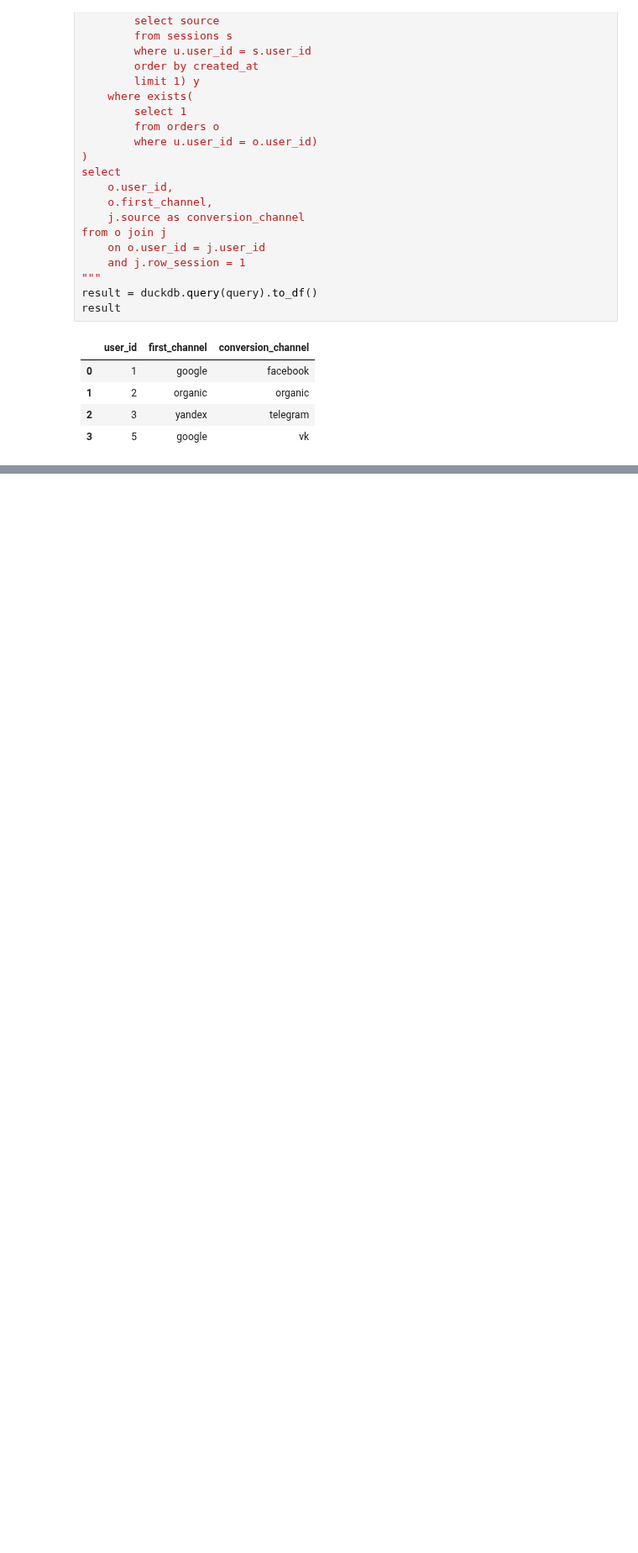
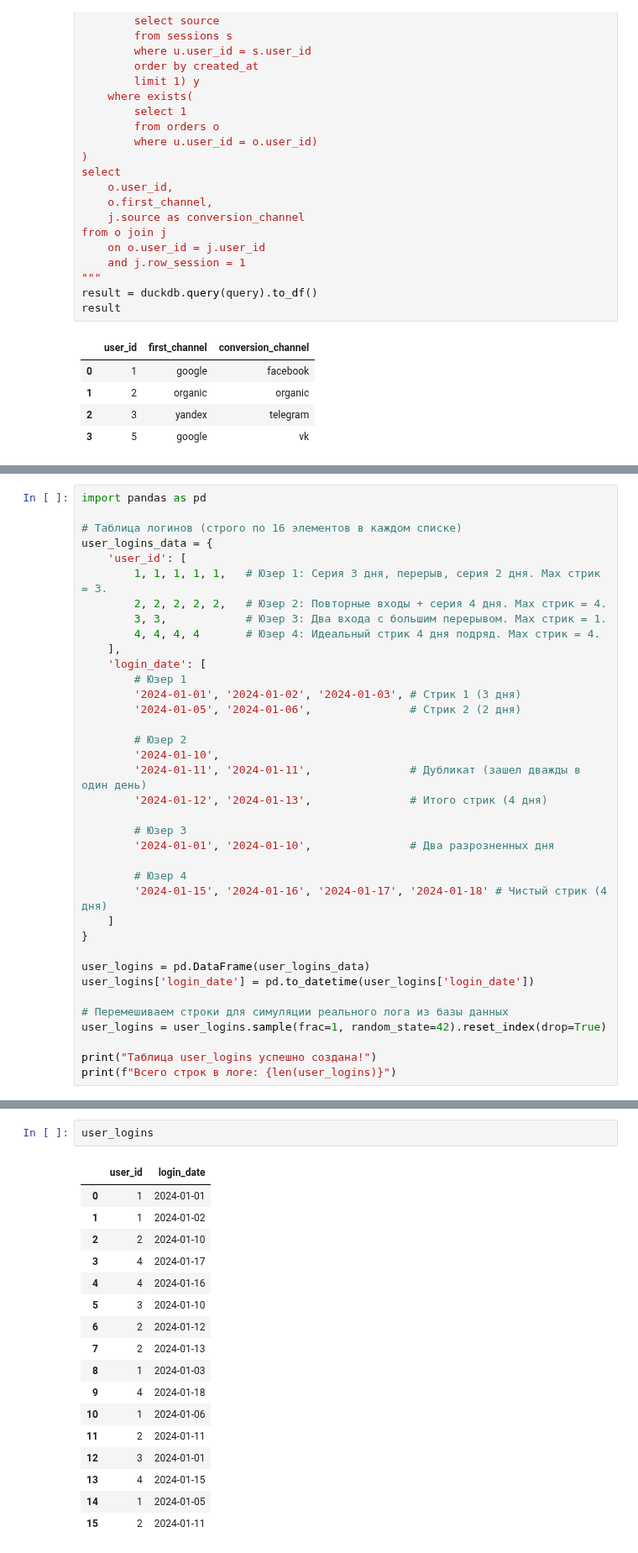
Before and after one commit to Praldmur/Tasks, a Jupyter notebook: simulator_sql.ipynb, the cells around one changed output, grey strips where cells are left out. Shown at 84% size. Saved outputs shown, nothing was run; the diff lists cells and outputs as text; blank space fills up the shorter version.

```diff
--- a/simulator_sql.ipynb
+++ b/simulator_sql.ipynb
@@ -1603,0 +1634,37 @@ result
+# %%
+import pandas as pd
+
+# Таблица логинов (строго по 16 элементов в каждом списке)
+user_logins_data = {
+    'user_id': [
+        1, 1, 1, 1, 1,   # Юзер 1: Серия 3 дня, перерыв, серия 2 дня. Max стрик = 3.
+        2, 2, 2, 2, 2,   # Юзер 2: Повторные входы + серия 4 дня. Max стрик = 4.
+        3, 3,            # Юзер 3: Два входа с большим перерывом. Max стрик = 1.
+        4, 4, 4, 4       # Юзер 4: Идеальный стрик 4 дня подряд. Max стрик = 4.
+    ],
+    'login_date': [
+        # Юзер 1
+        '2024-01-01', '2024-01-02', '2024-01-03', # Стрик 1 (3 дня)
+        '2024-01-05', '2024-01-06',               # Стрик 2 (2 дня)
+
+        # Юзер 2
+        '2024-01-10',
+        '2024-01-11', '2024-01-11',               # Дубликат (зашел дважды в один день)
+        '2024-01-12', '2024-01-13',               # Итого стрик (4 дня)
+
+        # Юзер 3
+        '2024-01-01', '2024-01-10',               # Два разрозненных дня
+
+        # Юзер 4
+        '2024-01-15', '2024-01-16', '2024-01-17', '2024-01-18' # Чистый стрик (4 дня)
+    ]
+}
+
+user_logins = pd.DataFrame(user_logins_data)
+user_logins['login_date'] = pd.to_datetime(user_logins['login_date'])
+
+# Перемешиваем строки для симуляции реального лога из базы данных
+user_logins = user_logins.sample(frac=1, random_state=42).reset_index(drop=True)
+
+print("Таблица user_logins успешно создана!")
+print(f"Всего строк в логе: {len(user_logins)}")
@@ -1603,0 +1698,20 @@ result
+# %%
+user_logins
+# %% [output]
+|  | user_id | login_date |
+| 0 | 1 | 2024-01-01 |
+| 1 | 1 | 2024-01-02 |
+| 2 | 2 | 2024-01-10 |
+| 3 | 4 | 2024-01-17 |
+| 4 | 4 | 2024-01-16 |
+| 5 | 3 | 2024-01-10 |
+| 6 | 2 | 2024-01-12 |
+| 7 | 2 | 2024-01-13 |
+| 8 | 1 | 2024-01-03 |
+| 9 | 4 | 2024-01-18 |
+| 10 | 1 | 2024-01-06 |
+| 11 | 2 | 2024-01-11 |
+| 12 | 3 | 2024-01-01 |
+| 13 | 4 | 2024-01-15 |
+| 14 | 1 | 2024-01-05 |
+| 15 | 2 | 2024-01-11 |
```
Also changed, not shown: parts of 8 cells of this notebook.
